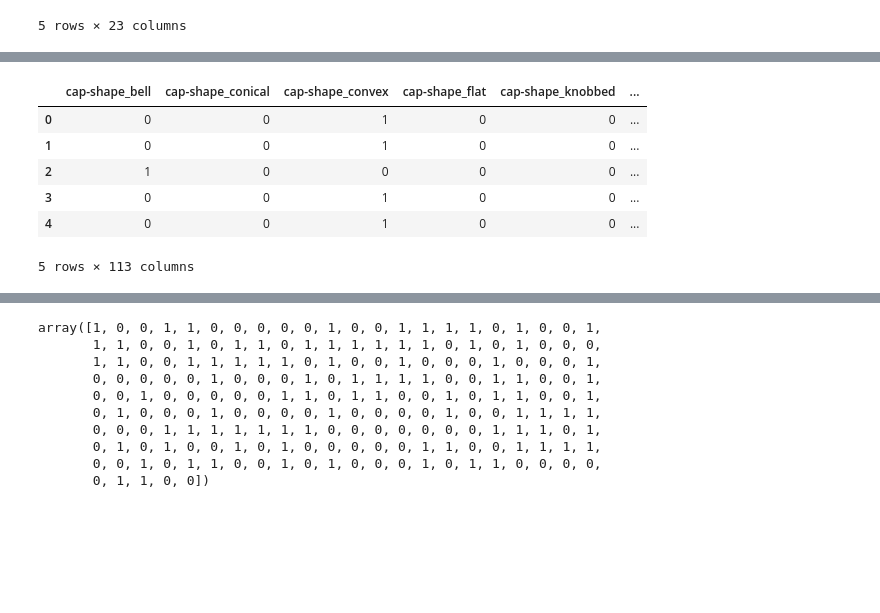
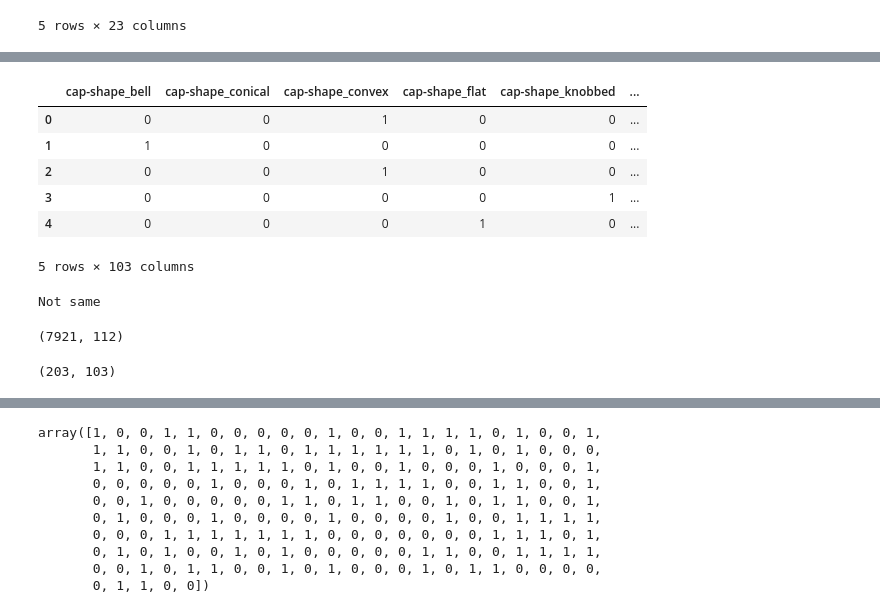
Before and after one commit to csun-data-science-bootcamp-20/Group9, a Jupyter notebook: Mushrooms.ipynb, the cells around one changed output, grey strips where cells are left out. Saved outputs shown, nothing was run; the diff lists cells and outputs as text; code cells hidden in the pictures; blank space fills up the shorter version.

```diff
--- a/Mushrooms.ipynb
+++ b/Mushrooms.ipynb
@@ -228,0 +296,12 @@ data_submission.head()
+# %%
+# replace valuee with definitions from the definition list of dictionaries we created earlier
+
+data_submission_temp = data_submission.copy() # raw dataframe each time the cell is running. for convenience
+
+i = 1
+for column_name in features_data[1:]: # [1:] -> we don't need 'class' column
+    data_submission_temp[column_name].replace(columns_dictionaries_list[i], inplace=True)
+    i+=1
+# %%
+data_submission = data_submission_temp.copy() # copy back
+data_submission.head()
@@ -370,13 +445,30 @@ data_copy = pd.get_dummies(data_copy)
-# %%
-from sklearn.preprocessing import label_binarize
-Y=label_binarize(data['class'], classes=['edible','poisonous'])
-data_copy['class']=Y
-data_copy.head()
-# %% [output]
-|  | cap-shape_bell | cap-shape_conical | cap-shape_convex | cap-shape_flat | cap-shape_knobbed | ... |
-| 0 | 0 | 0 | 1 | 0 | 0 | ... |
-| 1 | 0 | 0 | 1 | 0 | 0 | ... |
-| 2 | 1 | 0 | 0 | 0 | 0 | ... |
-| 3 | 0 | 0 | 1 | 0 | 0 | ... |
-| 4 | 0 | 0 | 1 | 0 | 0 | ... |
-5 rows × 113 columns
+# %%
+data_submission_dummies = data_submission.copy()
+data_submission_dummies = pd.get_dummies(data_submission_dummies)
+data_submission_dummies.head()
+# %% [output]
+|  | cap-shape_bell | cap-shape_conical | cap-shape_convex | cap-shape_flat | cap-shape_knobbed | ... |
+| 0 | 0 | 0 | 1 | 0 | 0 | ... |
+| 1 | 1 | 0 | 0 | 0 | 0 | ... |
+| 2 | 0 | 0 | 1 | 0 | 0 | ... |
+| 3 | 0 | 0 | 0 | 0 | 1 | ... |
+| 4 | 0 | 0 | 0 | 1 | 0 | ... |
+5 rows × 103 columns
+# %%
+# check the difference in columns
+
+features_data1 = list(data_submission_dummies.columns)
+features_data2 = list(data_dummies.columns)
+if(set(features_data1)==set(features_data2)):
+    print("Same")
+else: print("Not same")
+# %% [output]
+Not same
+# %%
+data_dummies.shape
+# %% [output]
+(7921, 112)
+# %%
+data_submission_dummies.shape
+# %% [output]
+(203, 103)
```
Also changed, not shown: parts of 89 cells of this notebook, 1 other file.
